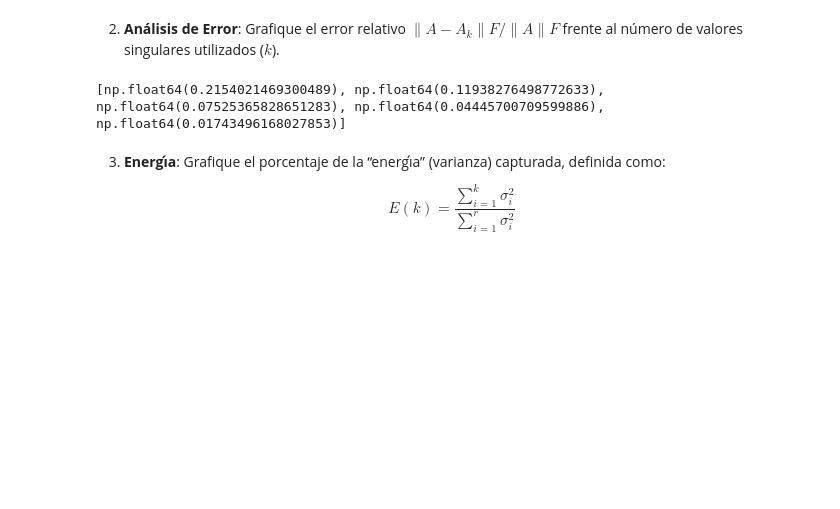
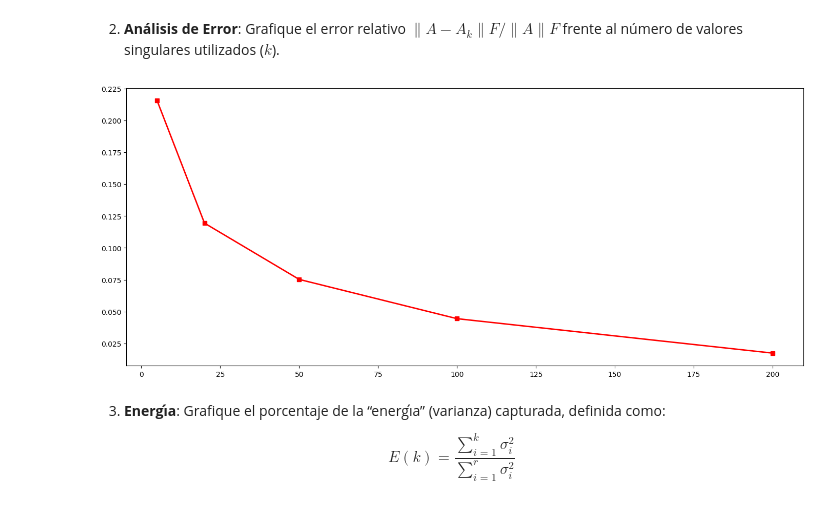
Before and after one commit to amandamdzah/Compresi-n-de-img-con-SVD, a Jupyter notebook: img/mobyDick.ipynb, the cells around one changed output. Drawn from its saved outputs; the diff is of its cells as text; code cells hidden in the pictures; blank space fills up the shorter version.

```diff
--- a/img/mobyDick.ipynb
+++ b/img/mobyDick.ipynb
@@ -81,14 +81,21 @@ singulares utilizados ($k$).
 # %%
 s_cuadrado = s ** 2
 
 a_frob = np.sqrt(np.sum(s_cuadrado))
 
 e_rel = []
 
 for k in k_vals:
     e_abs = np.sqrt(np.sum(s_cuadrado[k:]))
     e_rel.append(e_abs / a_frob)
 
-print(e_rel)
+
+fig, ax = plt.subplots(1, 1, figsize=(14, 6))
+
+ax.plot(k_vals, e_rel, color='red', marker='s', linestyle='-', linewidth=2)
+
+plt.tight_layout()
+
+plt.show()
 # %% [output]
-[np.float64(0.2154021469300489), np.float64(0.11938276498772633), np.float64(0.07525365828651283), np.float64(0.04445700709599886), np.float64(0.01743496168027853)]
+[figure, added]
```
Also changed, not shown: parts of 1 cell of this notebook.
